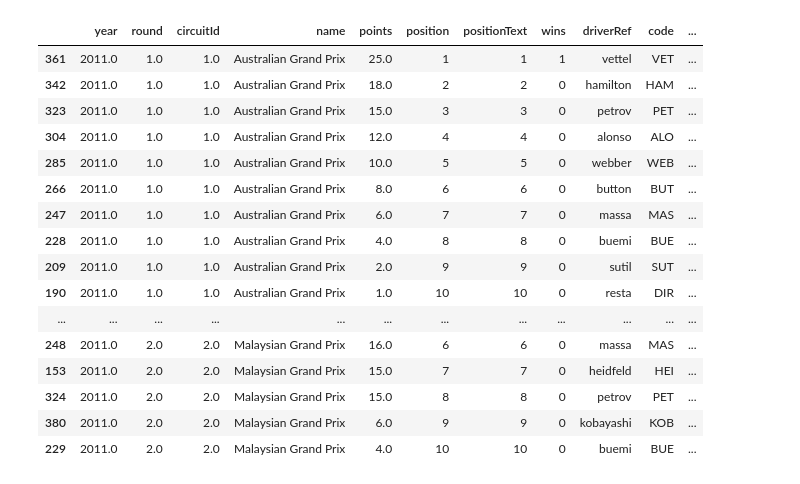
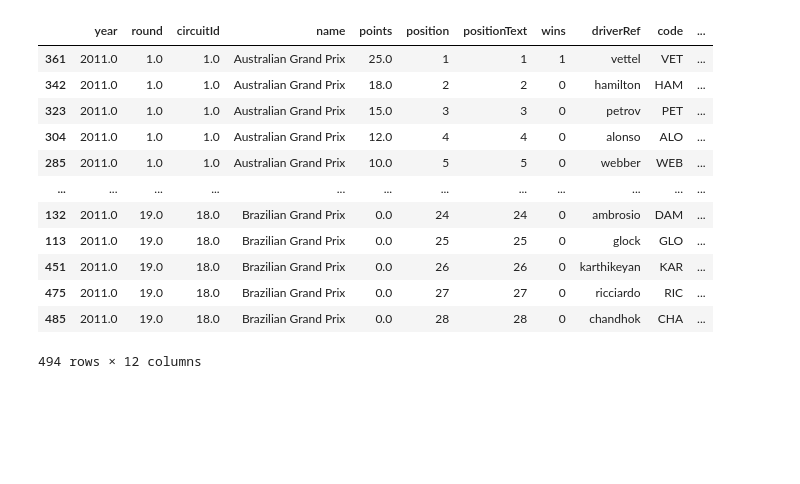
Before and after one commit to bhosale-prathamesh/Formula-1-Analysis, a Jupyter notebook: 2011 to 2020 Season Analysis.ipynb, the cells around one changed output. Cells and saved outputs as stored; diff of their text form; code cells hidden in the pictures; blank space fills up the shorter version.

```diff
--- a/2011 to 2020 Season Analysis.ipynb
+++ b/2011 to 2020 Season Analysis.ipynb
@@ -8,25 +9,21 @@ drivers_data = pd.read_csv('drivers.csv')
 # %%
 data_2011 = races_data.where(races_data['year']==2011).dropna()
 data_2011 = data_2011.merge(diverstanding_data,on='raceId').dropna()
 data_2011 = data_2011.merge(drivers_data,on='driverId').dropna()
 data_2011.drop(columns=['date','time','url_x','url_y','driverStandingsId','driverId','dob','number','nationality','raceId'],inplace=True)
 data_2011 = data_2011.sort_values(['round','position'])
-data_2011.head(30)
+data_2011
 # %% [output]
 |  | year | round | circuitId | name | points | position | positionText | wins | driverRef | code | ... |
 | 361 | 2011.0 | 1.0 | 1.0 | Australian Grand Prix | 25.0 | 1 | 1 | 1 | vettel | VET | ... |
 | 342 | 2011.0 | 1.0 | 1.0 | Australian Grand Prix | 18.0 | 2 | 2 | 0 | hamilton | HAM | ... |
 | 323 | 2011.0 | 1.0 | 1.0 | Australian Grand Prix | 15.0 | 3 | 3 | 0 | petrov | PET | ... |
 | 304 | 2011.0 | 1.0 | 1.0 | Australian Grand Prix | 12.0 | 4 | 4 | 0 | alonso | ALO | ... |
 | 285 | 2011.0 | 1.0 | 1.0 | Australian Grand Prix | 10.0 | 5 | 5 | 0 | webber | WEB | ... |
-| 266 | 2011.0 | 1.0 | 1.0 | Australian Grand Prix | 8.0 | 6 | 6 | 0 | button | BUT | ... |
-| 247 | 2011.0 | 1.0 | 1.0 | Australian Grand Prix | 6.0 | 7 | 7 | 0 | massa | MAS | ... |
-| 228 | 2011.0 | 1.0 | 1.0 | Australian Grand Prix | 4.0 | 8 | 8 | 0 | buemi | BUE | ... |
-| 209 | 2011.0 | 1.0 | 1.0 | Australian Grand Prix | 2.0 | 9 | 9 | 0 | sutil | SUT | ... |
-| 190 | 2011.0 | 1.0 | 1.0 | Australian Grand Prix | 1.0 | 10 | 10 | 0 | resta | DIR | ... |
 | ... | ... | ... | ... | ... | ... | ... | ... | ... | ... | ... | ... |
-| 248 | 2011.0 | 2.0 | 2.0 | Malaysian Grand Prix | 16.0 | 6 | 6 | 0 | massa | MAS | ... |
-| 153 | 2011.0 | 2.0 | 2.0 | Malaysian Grand Prix | 15.0 | 7 | 7 | 0 | heidfeld | HEI | ... |
-| 324 | 2011.0 | 2.0 | 2.0 | Malaysian Grand Prix | 15.0 | 8 | 8 | 0 | petrov | PET | ... |
-| 380 | 2011.0 | 2.0 | 2.0 | Malaysian Grand Prix | 6.0 | 9 | 9 | 0 | kobayashi | KOB | ... |
-| 229 | 2011.0 | 2.0 | 2.0 | Malaysian Grand Prix | 4.0 | 10 | 10 | 0 | buemi | BUE | ... |
+| 132 | 2011.0 | 19.0 | 18.0 | Brazilian Grand Prix | 0.0 | 24 | 24 | 0 | ambrosio | DAM | ... |
+| 113 | 2011.0 | 19.0 | 18.0 | Brazilian Grand Prix | 0.0 | 25 | 25 | 0 | glock | GLO | ... |
+| 451 | 2011.0 | 19.0 | 18.0 | Brazilian Grand Prix | 0.0 | 26 | 26 | 0 | karthikeyan | KAR | ... |
+| 475 | 2011.0 | 19.0 | 18.0 | Brazilian Grand Prix | 0.0 | 27 | 27 | 0 | ricciardo | RIC | ... |
+| 485 | 2011.0 | 19.0 | 18.0 | Brazilian Grand Prix | 0.0 | 28 | 28 | 0 | chandhok | CHA | ... |
+494 rows × 12 columns
```
Also changed, not shown: parts of 5 cells of this notebook, 1 other file.
